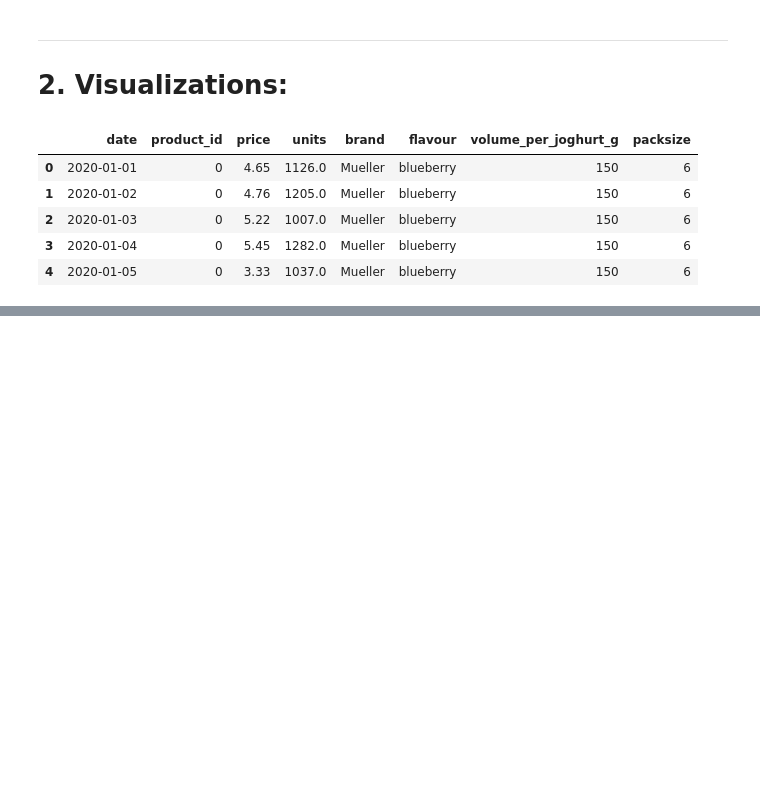
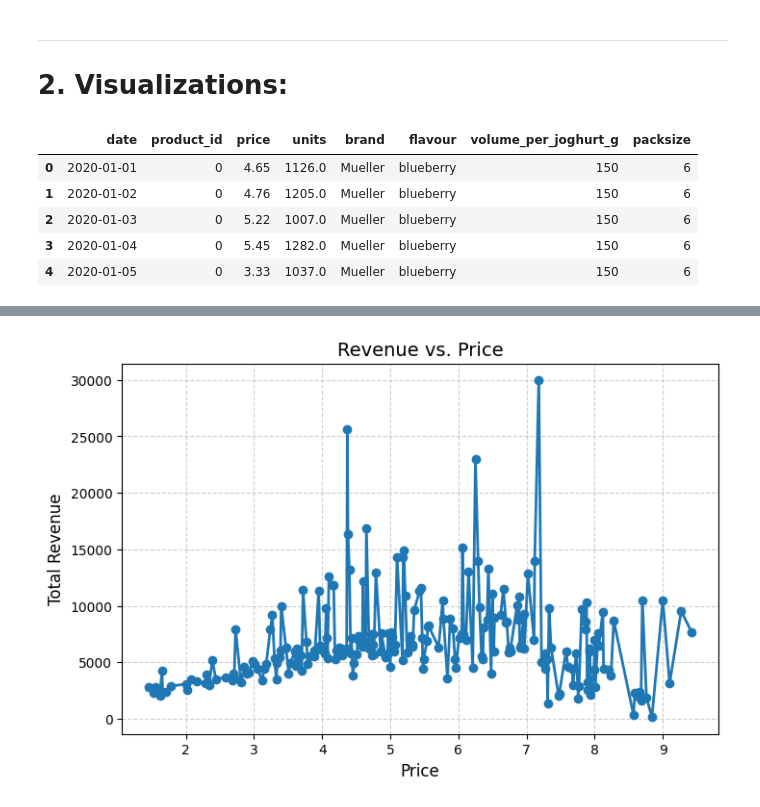
Before and after one commit to ergalindox/Scientist-task, a Jupyter notebook: buynomics/notebooks/Buynomics_Notebook.ipynb, the cells around one changed output, grey strips where cells are left out. Cells and saved outputs as stored; diff of their text form; code cells hidden in the pictures; blank space fills up the shorter version.

```diff
--- a/buynomics/notebooks/Buynomics_Notebook.ipynb
+++ b/buynomics/notebooks/Buynomics_Notebook.ipynb
@@ -141,0 +183,18 @@ plt.show()
+# %%
+final_df['revenue'] = final_df['price'] * final_df['units']
+
+revenue_by_price = final_df.groupby('price', as_index=False)['revenue'].sum()
+
+# Sort by price for smooth curve
+revenue_by_price = revenue_by_price.sort_values('price')
+
+# Plot
+plt.figure(figsize=(8,5))
+plt.plot(revenue_by_price['price'], revenue_by_price['revenue'], marker='o', linewidth=2)
+plt.title('Revenue vs. Price', fontsize=14)
+plt.xlabel('Price', fontsize=12)
+plt.ylabel('Total Revenue', fontsize=12)
+plt.grid(True, linestyle='--', alpha=0.6)
+plt.show()
+# %% [output]
+[figure, added]
```
Also changed, not shown: parts of 26 cells of this notebook.
